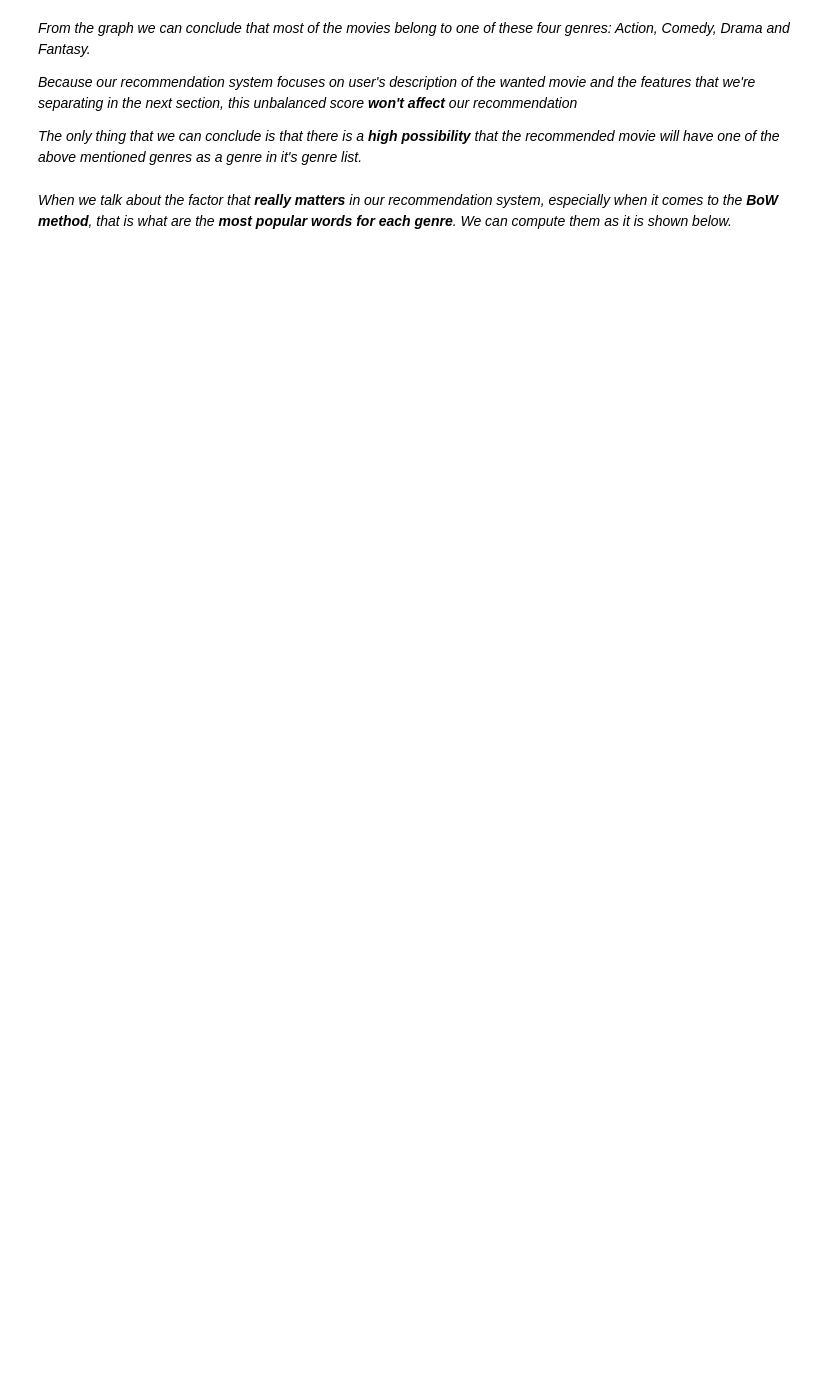
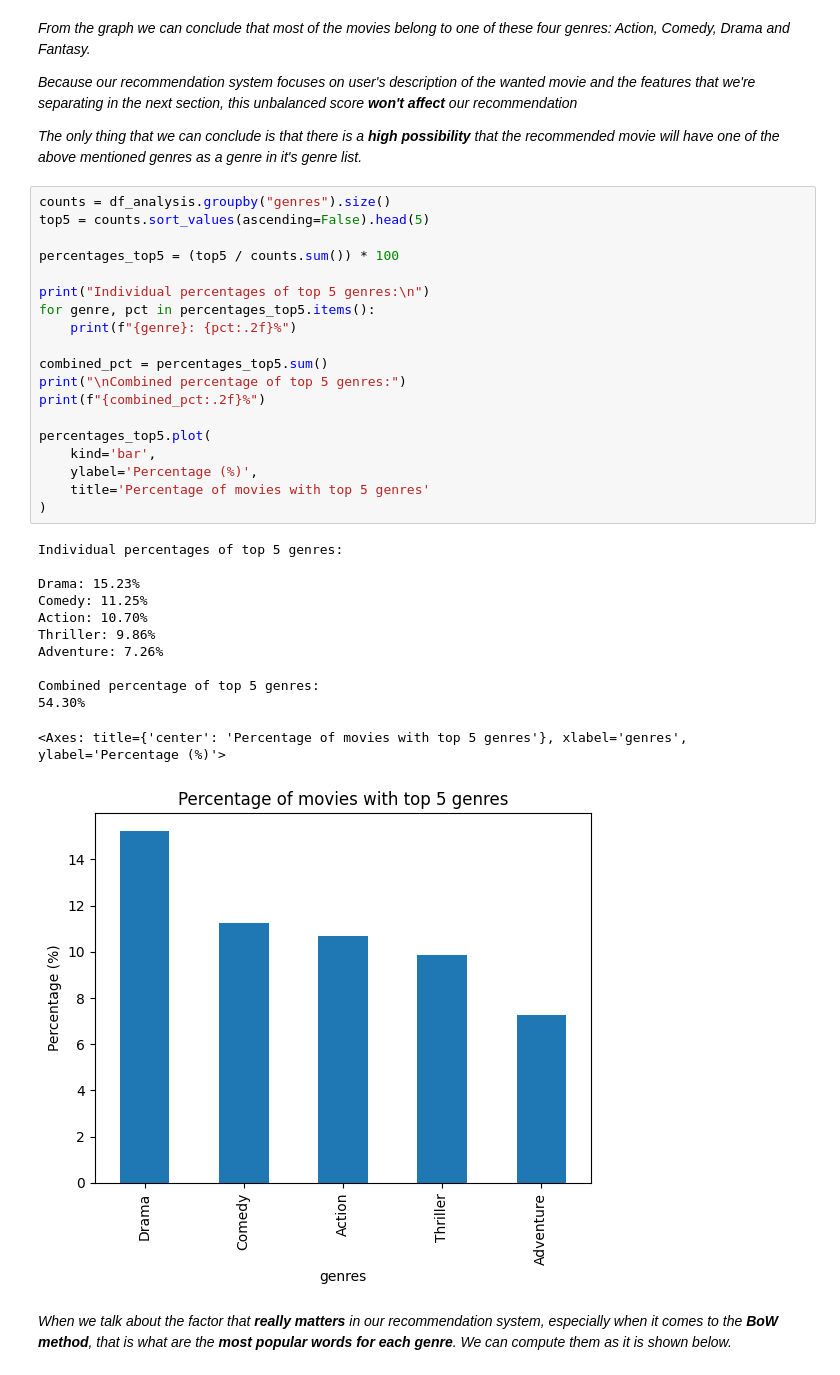
Before and after one commit to benjaminpeljto/movie-recommendation-system, a Jupyter notebook: Movie Recommender Using User Input Description vol2.ipynb, the cells around one changed output. Saved outputs shown, nothing was run; the diff lists cells and outputs as text; blank space fills up the shorter version.

```diff
--- a/Movie Recommender Using User Input Description vol2.ipynb
+++ b/Movie Recommender Using User Input Description vol2.ipynb
@@ -140,6 +183,38 @@ graph = df_analysis.groupby("genres").size().plot(kind = "bar", title = "Number
 *Because our recommendation system focuses on user's description of the wanted movie and the features that we're separating in the next section, this unbalanced score ***won't affect*** our recommendation*
 
 *The only thing that we can conclude is that there is a ***high possibility*** that the recommended movie will have one of the above mentioned genres as a genre in it's genre list.*
+# %%
+counts = df_analysis.groupby("genres").size()
+top5 = counts.sort_values(ascending=False).head(5)
+
+percentages_top5 = (top5 / counts.sum()) * 100
+
+print("Individual percentages of top 5 genres:\n")
+for genre, pct in percentages_top5.items():
+    print(f"{genre}: {pct:.2f}%")
+
+combined_pct = percentages_top5.sum()
+print("\nCombined percentage of top 5 genres:")
+print(f"{combined_pct:.2f}%")
+
+percentages_top5.plot(
+    kind='bar',
+    ylabel='Percentage (%)',
+    title='Percentage of movies with top 5 genres'
+)
+# %% [output]
+Individual percentages of top 5 genres:
+
+Drama: 15.23%
+Comedy: 11.25%
+Action: 10.70%
+Thriller: 9.86%
+Adventure: 7.26%
+
+Combined percentage of top 5 genres:
+54.30%
+<Axes: title={'center': 'Percentage of movies with top 5 genres'}, xlabel='genres', ylabel='Percentage (%)'>
+[figure, added]
 # %% [markdown]
 *When we talk about the factor that ***really matters*** in our recommendation system, especially when it comes to the ***BoW method***, that is what are the ***most popular words for each genre***. We can compute them as it is shown below.*
 # %%
```
Also changed, not shown: parts of 23 cells of this notebook.
